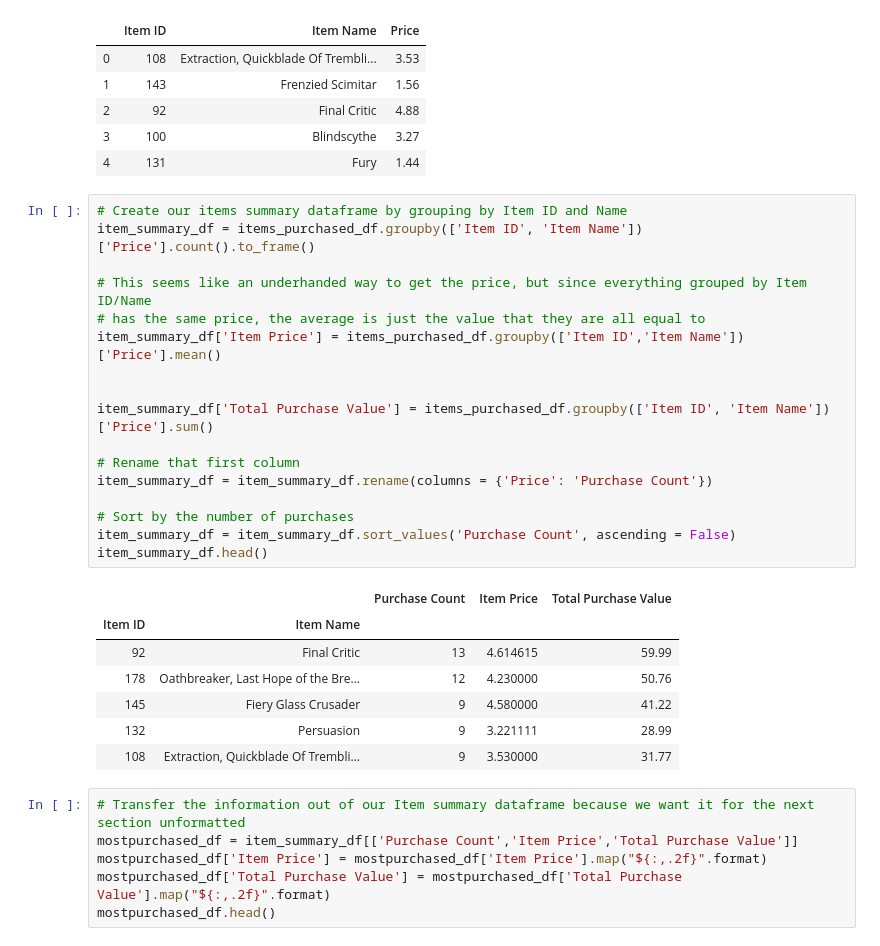
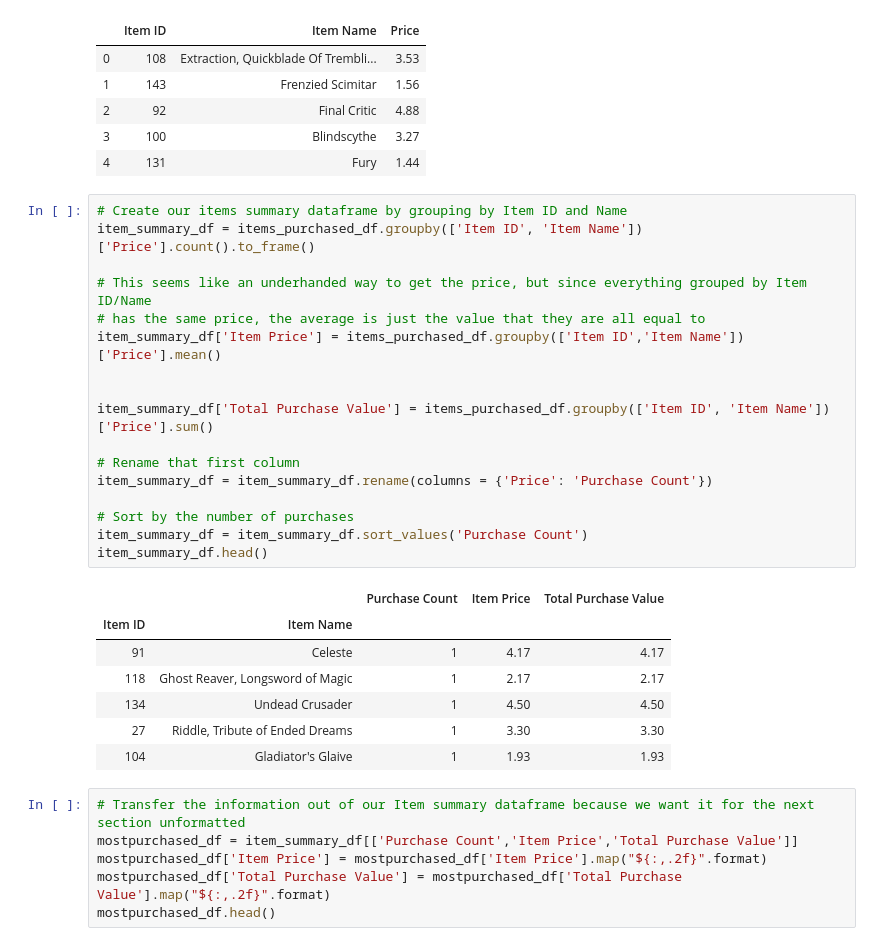
Before and after one commit to mgood13/pandas-challenge, a Jupyter notebook: HeroesofPymoli/Heroes_of_Pymoli.ipynb, the cells around one changed output. Cells and saved outputs as stored; diff of their text form.

```diff
--- a/HeroesofPymoli/Heroes_of_Pymoli.ipynb
+++ b/HeroesofPymoli/Heroes_of_Pymoli.ipynb
@@ -313,28 +313,28 @@ items_purchased_df.head()
 # %%
 # Create our items summary dataframe by grouping by Item ID and Name
 item_summary_df = items_purchased_df.groupby(['Item ID', 'Item Name'])['Price'].count().to_frame()
 
 # This seems like an underhanded way to get the price, but since everything grouped by Item ID/Name
 # has the same price, the average is just the value that they are all equal to
 item_summary_df['Item Price'] = items_purchased_df.groupby(['Item ID','Item Name'])['Price'].mean()
 
 
 item_summary_df['Total Purchase Value'] = items_purchased_df.groupby(['Item ID', 'Item Name'])['Price'].sum()
 
 # Rename that first column
 item_summary_df = item_summary_df.rename(columns = {'Price': 'Purchase Count'})
 
 # Sort by the number of purchases
-item_summary_df = item_summary_df.sort_values('Purchase Count', ascending = False)
+item_summary_df = item_summary_df.sort_values('Purchase Count')
 item_summary_df.head()
 # %% [output]
 |  |  | Purchase Count | Item Price | Total Purchase Value |
 | Item ID | Item Name |  |  |  |
-| 92 | Final Critic | 13 | 4.614615 | 59.99 |
-| 178 | Oathbreaker, Last Hope of the Bre... | 12 | 4.230000 | 50.76 |
-| 145 | Fiery Glass Crusader | 9 | 4.580000 | 41.22 |
-| 132 | Persuasion | 9 | 3.221111 | 28.99 |
-| 108 | Extraction, Quickblade Of Trembli... | 9 | 3.530000 | 31.77 |
+| 91 | Celeste | 1 | 4.17 | 4.17 |
+| 118 | Ghost Reaver, Longsword of Magic | 1 | 2.17 | 2.17 |
+| 134 | Undead Crusader | 1 | 4.50 | 4.50 |
+| 27 | Riddle, Tribute of Ended Dreams | 1 | 3.30 | 3.30 |
+| 104 | Gladiator's Glaive | 1 | 1.93 | 1.93 |
 # %%
 # Transfer the information out of our Item summary dataframe because we want it for the next section unformatted
 mostpurchased_df = item_summary_df[['Purchase Count','Item Price','Total Purchase Value']]
```
Also changed, not shown: parts of 1 cell of this notebook.
